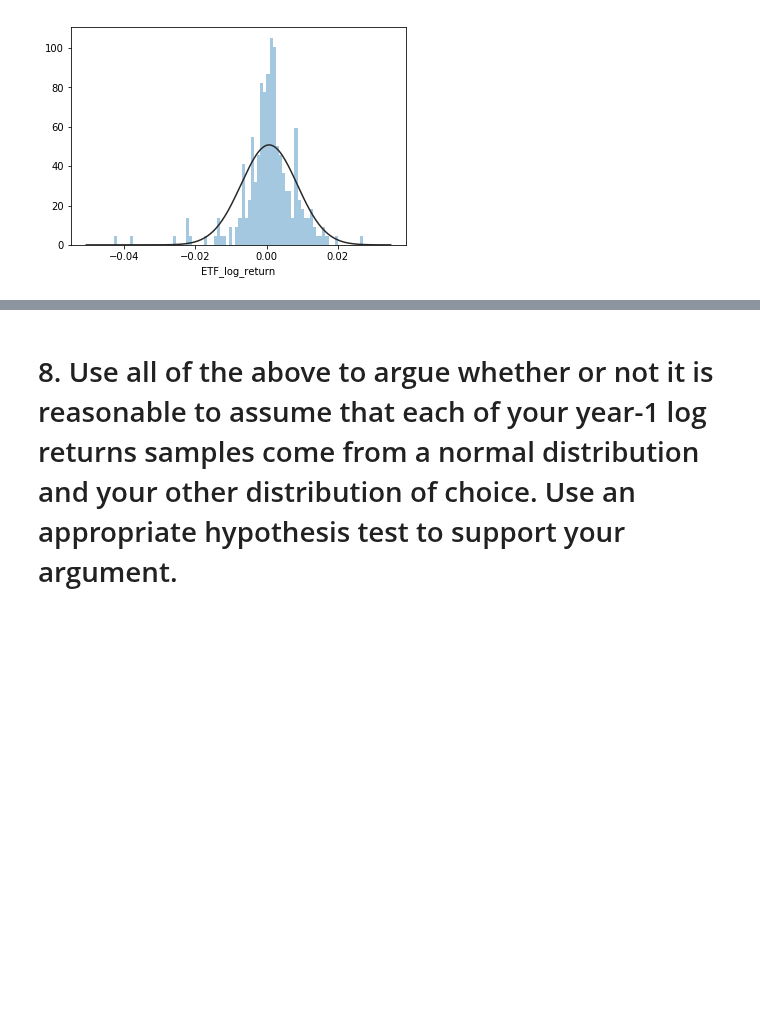
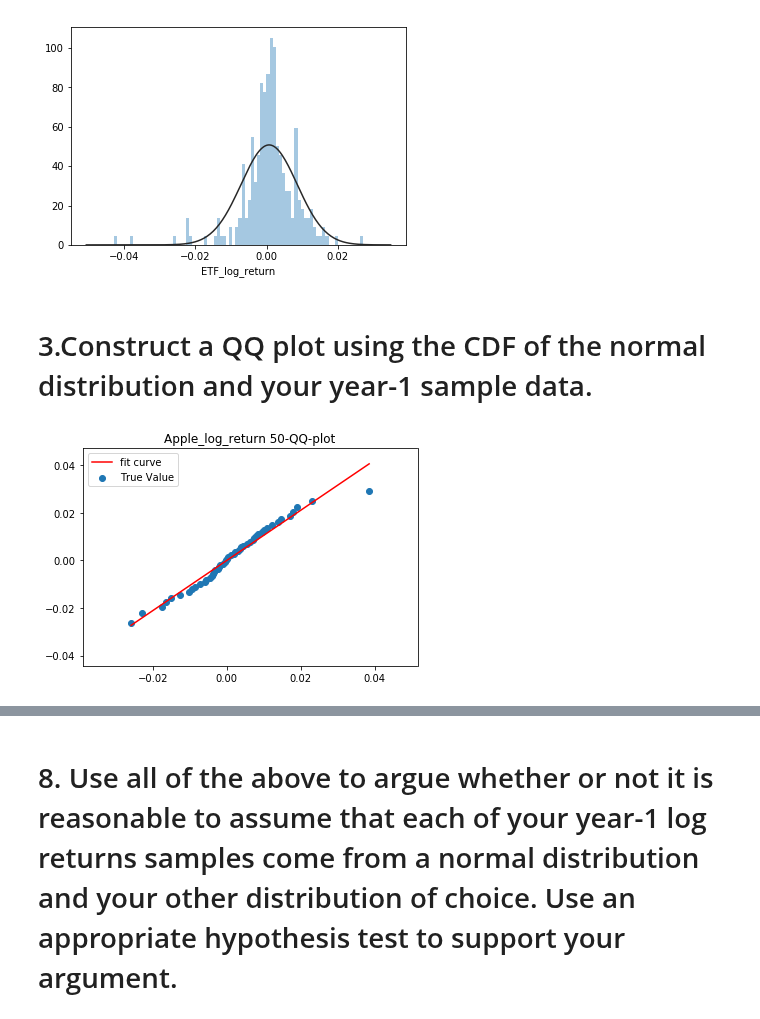
Before and after one commit to wuchenyu38/MA574_Portfolio-Valuation-and-Risk-Management, a Jupyter notebook: src/project1.ipynb, the cells around one changed output, grey strips where cells are left out. Saved outputs shown, nothing was run; the diff lists cells and outputs as text; code cells hidden in the pictures; blank space fills up the shorter version.

```diff
--- a/src/project1.ipynb
+++ b/src/project1.ipynb
@@ -69,3 +72,28 @@ sns.distplot(Log_return['ETF_log_return'],bins = 80,hist = True,kde = False, fit
 # %% [output]
 <matplotlib.axes._subplots.AxesSubplot at 0x...>
 [figure]
+# %% [markdown]
+# 3.Construct a QQ plot using the CDF of the normal distribution and your year-1 sample data.
+# %%
+DApp=sorted(Log_return['Apple_log_return'])
+
+q=0.02
+n=int(q*(len(DApp)+1))
+AppQ=[DApp[i*n] for i in range(1,int(1/q)) ]
+
+Amu=sum(DApp)/len(DApp)
+Asigma=math.sqrt(sum([(data-Amu)**2 for data in DApp])/(len(DApp)-1))
+FAq=[norm.ppf(i*q,loc=Amu,scale=Asigma) for i in range(1,int(1/q))]
+
+def f_fit(x, k,b):
+    return k*x+b
+
+p_fit, prov = curve_fit(f_fit, AppQ,FAq)
+
+plt.scatter(AppQ,FAq,label='True Value')
+plt.plot(AppQ,[p_fit[0]*x+p_fit[1] for x in AppQ], color='r', label='fit curve')
+plt.title('Apple_log_return 50-QQ-plot')
+plt.legend()
+plt.show()
+# %% [output]
+[figure, added]
```
Also changed, not shown: parts of 30 cells of this notebook.
